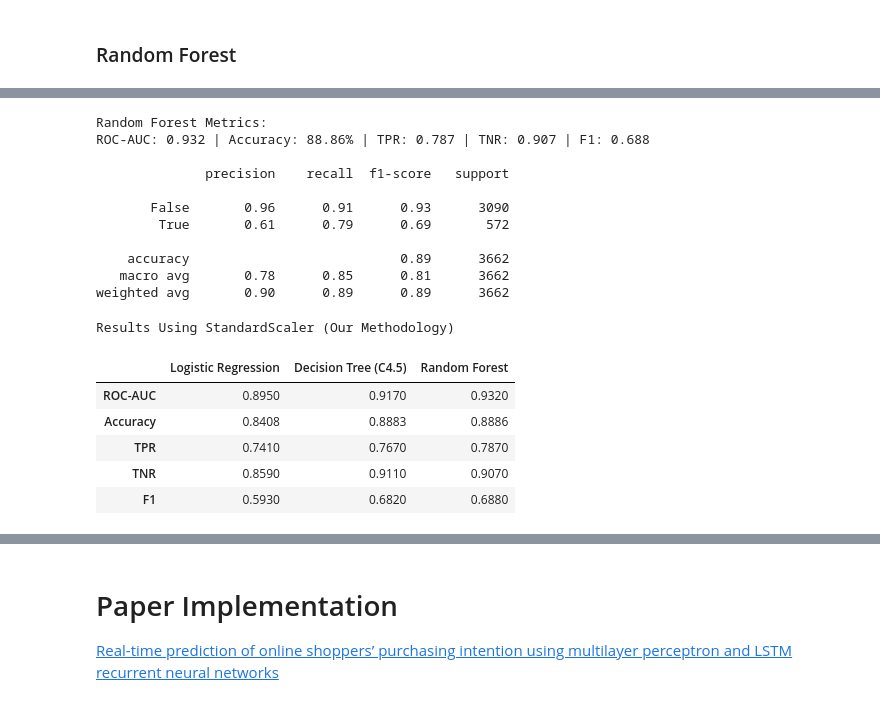
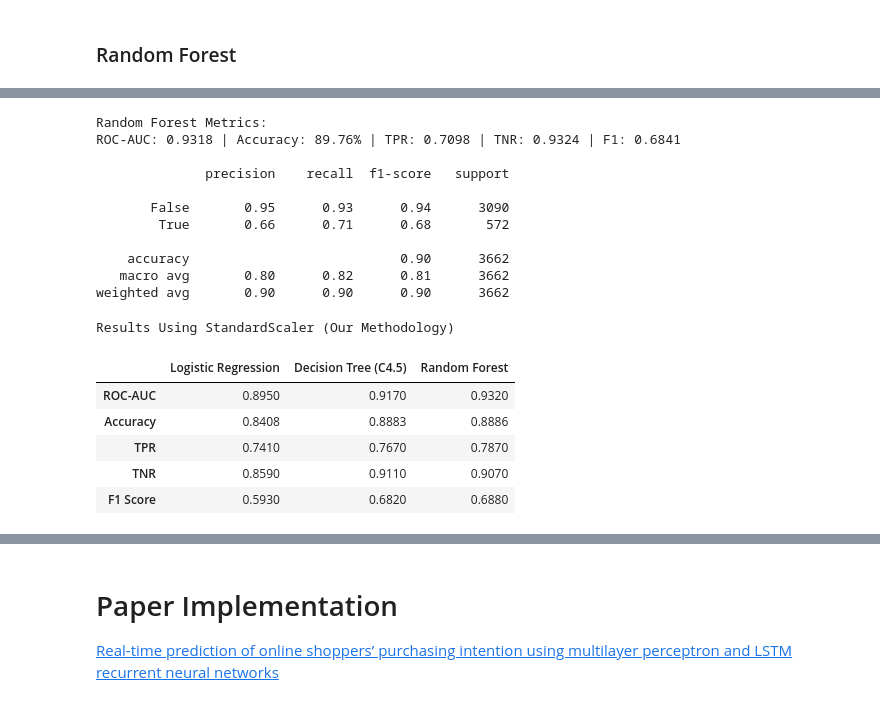
Before and after one commit to Engelbert107/Online-Shoppers-Purchase-Prediction, a Jupyter notebook: notebook/notebook_ospi-moai.ipynb, the cells around one changed output, grey strips where cells are left out. Drawn from its saved outputs; the diff is of its cells as text; code cells hidden in the pictures.

```diff
--- a/notebook/notebook_ospi-moai.ipynb
+++ b/notebook/notebook_ospi-moai.ipynb
@@ -1714,54 +1693,50 @@ f1 = f1_score(y_test, y_pred_rf)
 roc_auc = roc_auc_score(y_test, y_pred_proba_rf)
 
 print("Random Forest Metrics:")
-print(f"ROC-AUC: {roc_auc:.3f} | Accuracy: {accuracy:.2f}% | TPR: {tpr:.3f} | TNR: {tnr:.3f} | F1: {f1:.3f}")
+print(f"ROC-AUC: {roc_auc:.4f} | Accuracy: {accuracy:.2f}% | TPR: {tpr:.4f} | TNR: {tnr:.4f} | F1: {f1:.4f}")
 print()
 print(classification_report(y_test, y_pred_rf))
-
-# StandardScaler - ROC-AUC: 0.932 | Accuracy: 88.86% | TPR: 0.787 | TNR: 0.907 | F1: 0.688
-# RobustScaler - ROC-AUC: 0.931 | Accuracy: 89.51% | TPR: 0.741 | TNR: 0.924 | F1: 0.688
-# ROC-AUC: 0.931 | Accuracy: 89.43% | TPR: 0.727 | TNR: 0.925 | F1: 0.683
 # %% [output]
 Random Forest Metrics:
-ROC-AUC: 0.932 | Accuracy: 88.86% | TPR: 0.787 | TNR: 0.907 | F1: 0.688
+ROC-AUC: 0.9318 | Accuracy: 89.76% | TPR: 0.7098 | TNR: 0.9324 | F1: 0.6841
 
               precision    recall  f1-score   support
 
-       False       0.96      0.91      0.93      3090
-        True       0.61      0.79      0.69       572
+       False       0.95      0.93      0.94      3090
+        True       0.66      0.71      0.68       572
 
-    accuracy                           0.89      3662
-   macro avg       0.78      0.85      0.81      3662
-weighted avg       0.90      0.89      0.89      3662
+    accuracy                           0.90      3662
+   macro avg       0.80      0.82      0.81      3662
+weighted avg       0.90      0.90      0.90      3662
 # %%
 # Build summary table
 data_standard = {
-    "Logistic Regression": {"ROC-AUC": 0.895, "Accuracy": 0.8408, "TPR": 0.741, "TNR": 0.859, "F1": 0.593},
-    "Decision Tree (C4.5)": {"ROC-AUC": 0.917, "Accuracy": 0.8883, "TPR": 0.767, "TNR": 0.911, "F1": 0.682},
-    "Random Forest": {"ROC-AUC": 0.932, "Accuracy": 0.8886, "TPR": 0.787, "TNR": 0.907, "F1": 0.688}
+    "Logistic Regression": {"ROC-AUC": 0.895, "Accuracy": 0.8408, "TPR": 0.741, "TNR": 0.859, "F1 Score": 0.593},
+    "Decision Tree (C4.5)": {"ROC-AUC": 0.917, "Accuracy": 0.8883, "TPR": 0.767, "TNR": 0.911, "F1 Score": 0.682},
+    "Random Forest": {"ROC-AUC": 0.932, "Accuracy": 0.8886, "TPR": 0.787, "TNR": 0.907, "F1 Score": 0.688}
 }
 
 df_results_standard = pd.DataFrame(data_standard)
 
 styled_standard_df = (
     df_results_standard.style
         .highlight_max(axis=1, color="green")
         .format("{:.4f}")
         .set_caption("Results Using StandardScaler (Our Methodology)")
         .set_table_styles([
             {"selector": "caption",
              "props": [("font-size", "18px"),
                        ("font-weight", "bold"),
                        ("text-align", "center")]}
         ])
 )
 
 styled_standard_df
 # %% [output]
 Results Using StandardScaler (Our Methodology)
 |  | Logistic Regression | Decision Tree (C4.5) | Random Forest |
 | ROC-AUC | 0.8950 | 0.9170 | 0.9320 |
 | Accuracy | 0.8408 | 0.8883 | 0.8886 |
 | TPR | 0.7410 | 0.7670 | 0.7870 |
 | TNR | 0.8590 | 0.9110 | 0.9070 |
-| F1 | 0.5930 | 0.6820 | 0.6880 |
+| F1 Score | 0.5930 | 0.6820 | 0.6880 |
```
Also changed, not shown: parts of 16 cells of this notebook.
